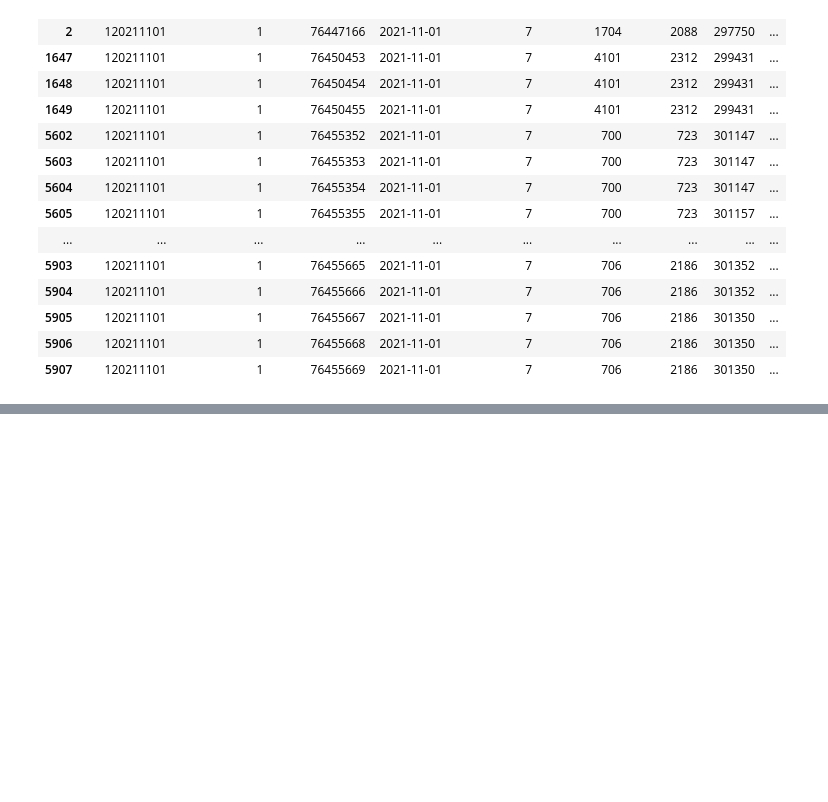
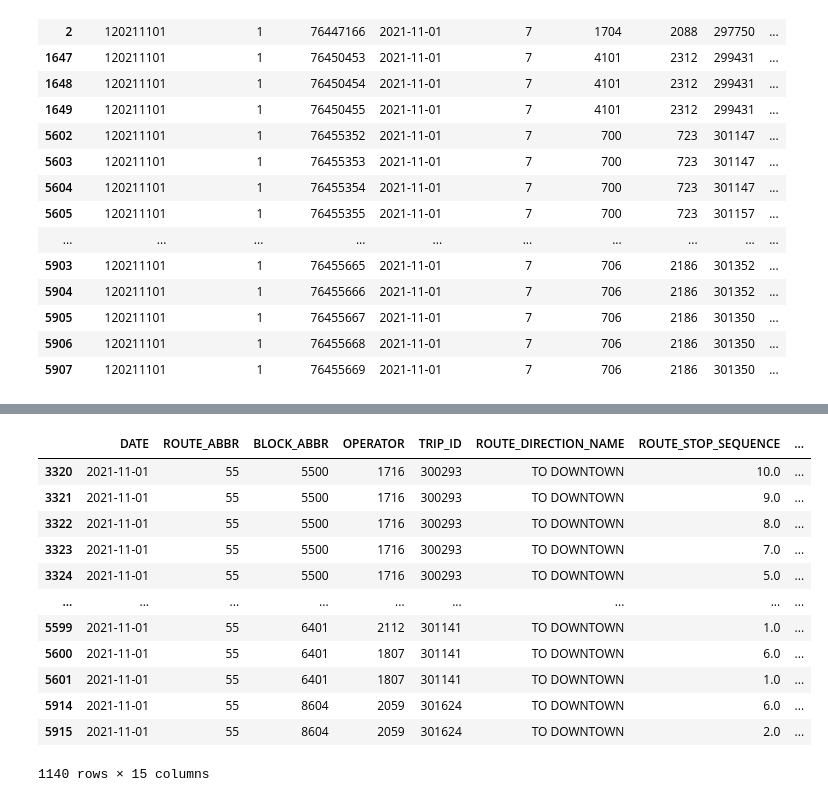
Before and after one commit to NSS-Data-Analytics-Cohort-7/wego-grumpy-concat, a Jupyter notebook: notebook/wego.ipynb, the cells around one changed output, grey strips where cells are left out. Cells and saved outputs as stored; diff of their text form; code cells hidden in the pictures; blank space fills up the shorter version.

```diff
--- a/notebook/wego.ipynb
+++ b/notebook/wego.ipynb
@@ -285,0 +304,19 @@ headwaydata.head()
+# %%
+##see a route on the day it ran
+
+r55 = headwaydata.loc[(headwaydata['DATE'] == '2021-11-01') & (headwaydata['ROUTE_ABBR'] == 55)]
+r55
+# %% [output]
+|  | DATE | ROUTE_ABBR | BLOCK_ABBR | OPERATOR | TRIP_ID | ROUTE_DIRECTION_NAME | ROUTE_STOP_SEQUENCE | ... |
+| 3320 | 2021-11-01 | 55 | 5500 | 1716 | 300293 | TO DOWNTOWN | 10.0 | ... |
+| 3321 | 2021-11-01 | 55 | 5500 | 1716 | 300293 | TO DOWNTOWN | 9.0 | ... |
+| 3322 | 2021-11-01 | 55 | 5500 | 1716 | 300293 | TO DOWNTOWN | 8.0 | ... |
+| 3323 | 2021-11-01 | 55 | 5500 | 1716 | 300293 | TO DOWNTOWN | 7.0 | ... |
+| 3324 | 2021-11-01 | 55 | 5500 | 1716 | 300293 | TO DOWNTOWN | 5.0 | ... |
+| ... | ... | ... | ... | ... | ... | ... | ... | ... |
+| 5599 | 2021-11-01 | 55 | 6401 | 2112 | 301141 | TO DOWNTOWN | 1.0 | ... |
+| 5600 | 2021-11-01 | 55 | 6401 | 1807 | 301141 | TO DOWNTOWN | 6.0 | ... |
+| 5601 | 2021-11-01 | 55 | 6401 | 1807 | 301141 | TO DOWNTOWN | 1.0 | ... |
+| 5914 | 2021-11-01 | 55 | 8604 | 2059 | 301624 | TO DOWNTOWN | 6.0 | ... |
+| 5915 | 2021-11-01 | 55 | 8604 | 2059 | 301624 | TO DOWNTOWN | 2.0 | ... |
+1140 rows × 15 columns
```
Also changed, not shown: parts of 16 cells of this notebook.
